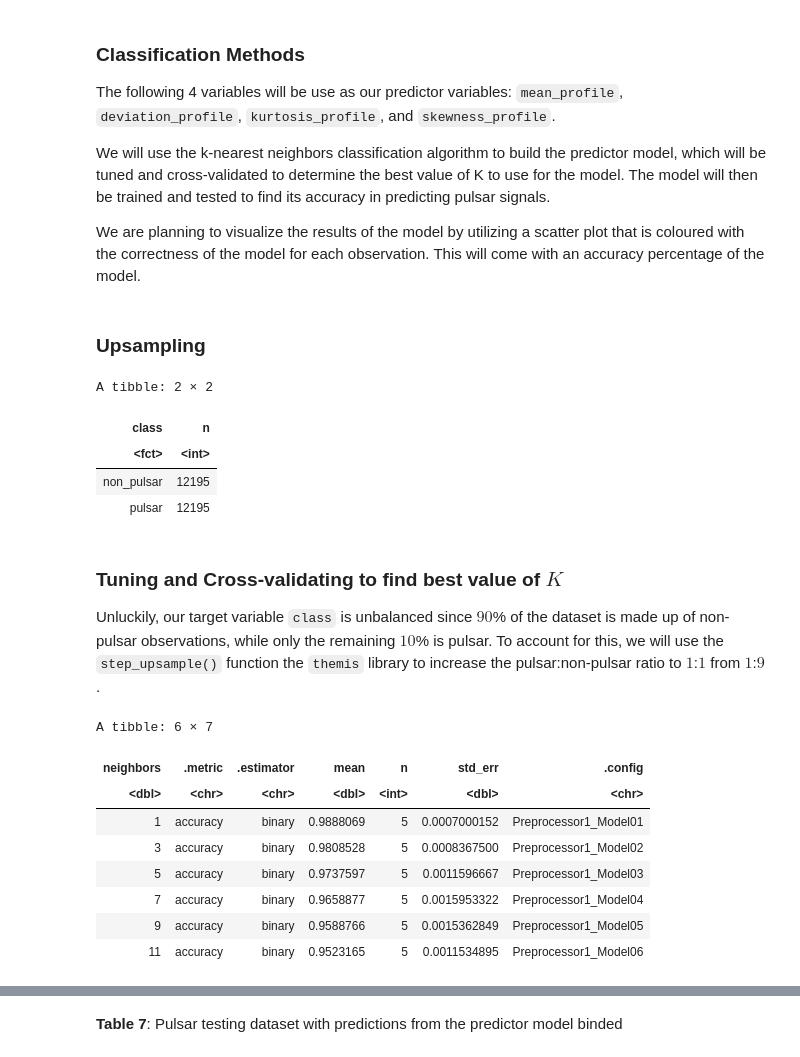
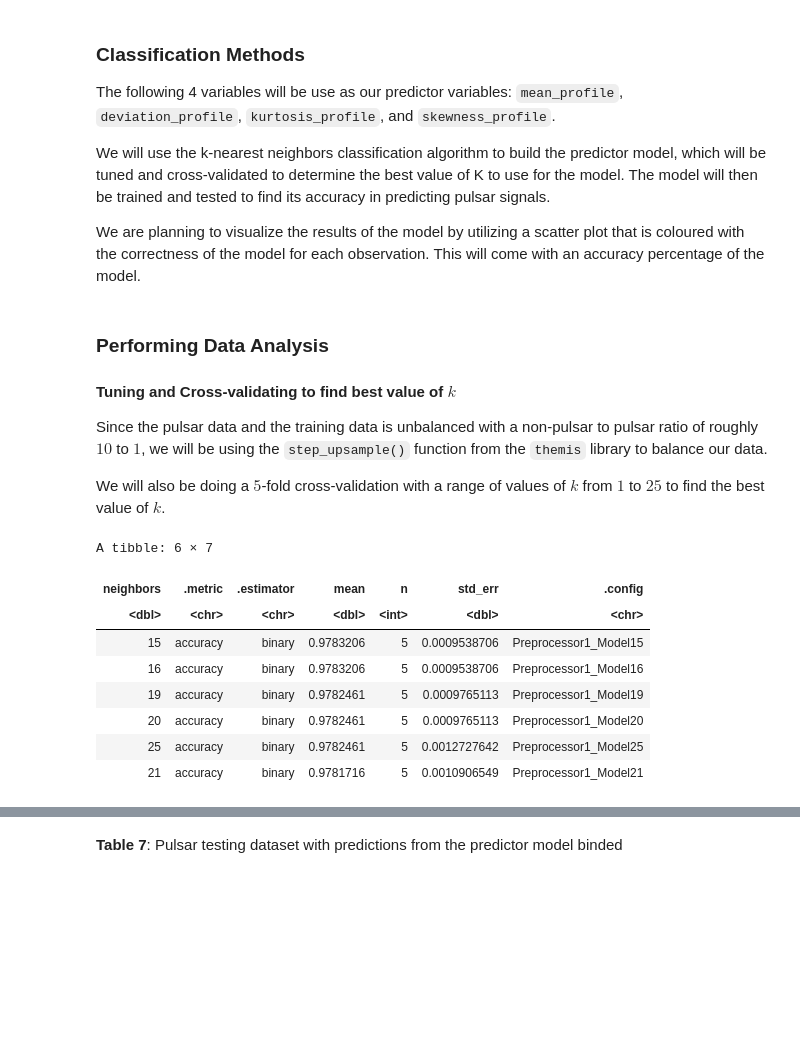
Before and after one commit to rchanpra/dsci-100-project, a Jupyter notebook: group_project_report.ipynb, the cells around one changed output, grey strips where cells are left out. Saved outputs shown, nothing was run; the diff lists cells and outputs as text; code cells hidden in the pictures; blank space fills up the shorter version.

```diff
--- a/group_project_report.ipynb
+++ b/group_project_report.ipynb
@@ -233,62 +234,54 @@ The following 4 variables will be use as our predictor variables: `mean_profile`
 We will use the k-nearest neighbors classification algorithm to build the predictor model, which will be tuned and cross-validated to determine the best value of K to use for the model. The model will then be trained and tested to find its accuracy in predicting pulsar signals.
 
 We are planning to visualize the results of the model by utilizing a scatter plot that is coloured with the correctness of the model for each observation. This will come with an accuracy percentage of the model.
-# %% [markdown]
-### Upsampling
-# %%
-# upsampling
-pulsar_train_upsampled <- recipe(class ~ mean_profile + deviation_profile + kurtosis_profile + skewness_profile, data = pulsar_train) |>
-    step_upsample(class, over_ratio = 1, skip = FALSE) |>
-    prep() |>
-    bake(pulsar_train)
-
-# finding the count of each value in class
-pulsar_train_upsampled |> group_by(class) |> summarize(n = n())
-# %% [output]
-A tibble: 2 × 2
-| class | n |
-| <fct> | <int> |
-| non_pulsar | 12195 |
-| pulsar | 12195 |
 # %% [markdown]
-### Tuning and Cross-validating to find best value of $K$
+### Performing Data Analysis
 
-Unluckily, our target variable `class` is unbalanced since $90$% of the dataset is made up of non-pulsar observations, while only the remaining $10$% is pulsar. To account for this, we will use the `step_upsample()` function the `themis` library to increase the pulsar:non-pulsar ratio to $1$:$1$ from $1$:$9$.
+#### Tuning and Cross-validating to find best value of $k$
+
+Since the pulsar data and the training data is unbalanced with a non-pulsar to pulsar ratio of roughly $10$ to $1$, we will be using the `step_upsample()` function from the `themis` library to balance our data.
+
+We will also be doing a $5$-fold cross-validation with a range of values of $k$ from $1$ to $25$ to find the best value of $k$.
 # %%
 set.seed(2023)
 
-# creating recipe with predictor variables which includes centering, scaling, and upsampling
-pulsar_recipe <- recipe(class ~ mean_profile + deviation_profile + kurtosis_profile + skewness_profile, data = pulsar_train) |>
+# upsampling pulsar training data
+pulsar_train_upsampled <- recipe(class ~ mean_profile + deviation_profile + kurtosis_profile + skewness_profile, data = pulsar_train) |>
+    step_upsample(class, over_ratio = 1) |>
+    prep() |>
+    bake(pulsar_train)
+
+# creating recipe with upsampled predictor variables
+pulsar_recipe <- recipe(class ~ mean_profile + deviation_profile + kurtosis_profile + skewness_profile, data = pulsar_train_upsampled) |>
     step_center(all_predictors()) |>
     step_scale(all_predictors())
 
 # creating specification for classification tuning
-knn_spec <- nearest_neighbor(weight_func = "rectangular", neighbors = tune()) |>
+pulsar_tune <- nearest_neighbor(weight_func = "rectangular", neighbors = tune()) |>
     set_engine("kknn") |>
     set_mode("classification")
 
-# performing 5-fold cross validation to find accuracy of different k neighbours
-pulsar_vfold <- vfold_cv(pulsar_train_upsampled, v = 5, strata = class)
+# performing 5-fold cross validation
+pulsar_vfold <- vfold_cv(pulsar_train, v = 5, strata = class)
+
+# gridvals
+gridvals <- tibble(neighbors = seq(1, 25, 1))
 
 # fitting tune model
-knn_results <- workflow() |>
+tune_results <- workflow() |>
     add_recipe(pulsar_recipe) |>
-    add_model(knn_spec) |>
-    tune_grid(resamples = pulsar_vfold, grid = tibble(neighbors = seq(1, 25, 2))) |>
-    collect_metrics()
+    add_model(pulsar_tune) |>
+    tune_grid(resamples = pulsar_vfold, grid = gridvals) |>
+    collect_metrics() |>
+    filter(.metric == "accuracy")
+tune_results |> arrange(desc(mean)) |> head(6)
+# %% [output]
+A tibble: 6 × 7
+| neighbors | .metric | .estimator | mean | n | std_err | .config |
+| <dbl> | <chr> | <chr> | <dbl> | <int> | <dbl> | <chr> |
+| 15 | accuracy | binary | 0.9783206 | 5 | 0.0009538706 | Preprocessor1_Model15 |
+| 16 | accuracy | binary | 0.9783206 | 5 | 0.0009538706 | Preprocessor1_Model16 |
+| 19 | accuracy | binary | 0.9782461 | 5 | 0.0009765113 | Preprocessor1_Model19 |
+| 20 | accuracy | binary | 0.9782461 | 5 | 0.0009765113 | Preprocessor1_Model20 |
+| 25 | accuracy | binary | 0.9782461 | 5 | 0.0012727642 | Preprocessor1_Model25 |
+| 21 | accuracy | binary | 0.9781716 | 5 | 0.0010906549 | Preprocessor1_Model21 |
-# %%
-# filtering only accuracy in and sorting it by descending accuracy
-accuracies <- knn_results |>
-    filter(.metric == "accuracy") |>
-    arrange(desc(mean))
-accuracies |> head(6)
-# %% [output]
-A tibble: 6 × 7
-| neighbors | .metric | .estimator | mean | n | std_err | .config |
-| <dbl> | <chr> | <chr> | <dbl> | <int> | <dbl> | <chr> |
-| 1 | accuracy | binary | 0.9888069 | 5 | 0.0007000152 | Preprocessor1_Model01 |
-| 3 | accuracy | binary | 0.9808528 | 5 | 0.0008367500 | Preprocessor1_Model02 |
-| 5 | accuracy | binary | 0.9737597 | 5 | 0.0011596667 | Preprocessor1_Model03 |
-| 7 | accuracy | binary | 0.9658877 | 5 | 0.0015953322 | Preprocessor1_Model04 |
-| 9 | accuracy | binary | 0.9588766 | 5 | 0.0015362849 | Preprocessor1_Model05 |
-| 11 | accuracy | binary | 0.9523165 | 5 | 0.0011534895 | Preprocessor1_Model06 |
```
Also changed, not shown: parts of 24 cells of this notebook.
